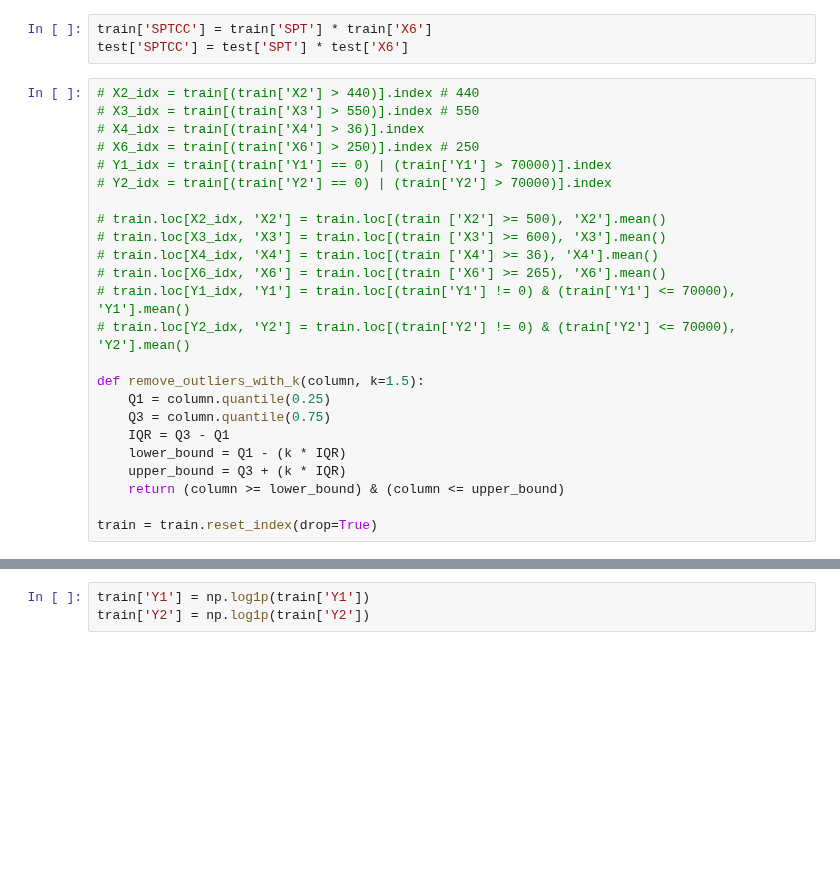
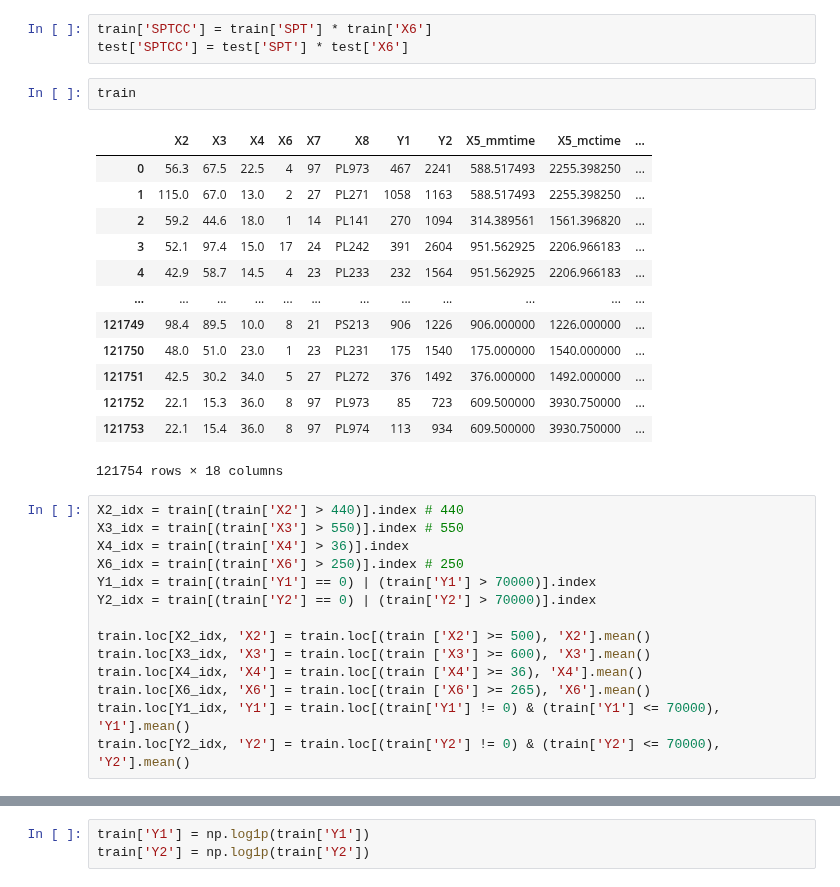
Before and after one commit to dlwls22/Hyundai_DT, a Jupyter notebook: CNC2.ipynb, the cells around one changed output, grey strips where cells are left out. Saved outputs shown, nothing was run; the diff lists cells and outputs as text; blank space fills up the shorter version.

```diff
--- a/CNC2.ipynb
+++ b/CNC2.ipynb
@@ -132,27 +157,33 @@ test['SPT'] = test['X5_numeric'] / test['X4']
 # %%
 train['SPTCC'] = train['SPT'] * train['X6']
 test['SPTCC'] = test['SPT'] * test['X6']
+# %%
+train
+# %% [output]
+|  | X2 | X3 | X4 | X6 | X7 | X8 | Y1 | Y2 | X5_mmtime | X5_mctime | ... |
+| 0 | 56.3 | 67.5 | 22.5 | 4 | 97 | PL973 | 467 | 2241 | 588.517493 | 2255.398250 | ... |
+| 1 | 115.0 | 67.0 | 13.0 | 2 | 27 | PL271 | 1058 | 1163 | 588.517493 | 2255.398250 | ... |
+| 2 | 59.2 | 44.6 | 18.0 | 1 | 14 | PL141 | 270 | 1094 | 314.389561 | 1561.396820 | ... |
+| 3 | 52.1 | 97.4 | 15.0 | 17 | 24 | PL242 | 391 | 2604 | 951.562925 | 2206.966183 | ... |
+| 4 | 42.9 | 58.7 | 14.5 | 4 | 23 | PL233 | 232 | 1564 | 951.562925 | 2206.966183 | ... |
+| ... | ... | ... | ... | ... | ... | ... | ... | ... | ... | ... | ... |
+| 121749 | 98.4 | 89.5 | 10.0 | 8 | 21 | PS213 | 906 | 1226 | 906.000000 | 1226.000000 | ... |
+| 121750 | 48.0 | 51.0 | 23.0 | 1 | 23 | PL231 | 175 | 1540 | 175.000000 | 1540.000000 | ... |
+| 121751 | 42.5 | 30.2 | 34.0 | 5 | 27 | PL272 | 376 | 1492 | 376.000000 | 1492.000000 | ... |
+| 121752 | 22.1 | 15.3 | 36.0 | 8 | 97 | PL973 | 85 | 723 | 609.500000 | 3930.750000 | ... |
+| 121753 | 22.1 | 15.4 | 36.0 | 8 | 97 | PL974 | 113 | 934 | 609.500000 | 3930.750000 | ... |
+121754 rows × 18 columns
 # %%
-# X2_idx = train[(train['X2'] > 440)].index # 440
-# X3_idx = train[(train['X3'] > 550)].index # 550
-# X4_idx = train[(train['X4'] > 36)].index
-# X6_idx = train[(train['X6'] > 250)].index # 250
-# Y1_idx = train[(train['Y1'] == 0) | (train['Y1'] > 70000)].index
-# Y2_idx = train[(train['Y2'] == 0) | (train['Y2'] > 70000)].index
+X2_idx = train[(train['X2'] > 440)].index # 440
+X3_idx = train[(train['X3'] > 550)].index # 550
+X4_idx = train[(train['X4'] > 36)].index
+X6_idx = train[(train['X6'] > 250)].index # 250
+Y1_idx = train[(train['Y1'] == 0) | (train['Y1'] > 70000)].index
+Y2_idx = train[(train['Y2'] == 0) | (train['Y2'] > 70000)].index
 
-# train.loc[X2_idx, 'X2'] = train.loc[(train ['X2'] >= 500), 'X2'].mean()
-# train.loc[X3_idx, 'X3'] = train.loc[(train ['X3'] >= 600), 'X3'].mean()
-# train.loc[X4_idx, 'X4'] = train.loc[(train ['X4'] >= 36), 'X4'].mean()
-# train.loc[X6_idx, 'X6'] = train.loc[(train ['X6'] >= 265), 'X6'].mean()
-# train.loc[Y1_idx, 'Y1'] = train.loc[(train['Y1'] != 0) & (train['Y1'] <= 70000), 'Y1'].mean()
-# train.loc[Y2_idx, 'Y2'] = train.loc[(train['Y2'] != 0) & (train['Y2'] <= 70000), 'Y2'].mean()
-
-def remove_outliers_with_k(column, k=1.5):
-    Q1 = column.quantile(0.25)
-    Q3 = column.quantile(0.75)
-    IQR = Q3 - Q1
-    lower_bound = Q1 - (k * IQR)
-    upper_bound = Q3 + (k * IQR)
-    return (column >= lower_bound) & (column <= upper_bound)
-
-train = train.reset_index(drop=True)
+train.loc[X2_idx, 'X2'] = train.loc[(train ['X2'] >= 500), 'X2'].mean()
+train.loc[X3_idx, 'X3'] = train.loc[(train ['X3'] >= 600), 'X3'].mean()
+train.loc[X4_idx, 'X4'] = train.loc[(train ['X4'] >= 36), 'X4'].mean()
+train.loc[X6_idx, 'X6'] = train.loc[(train ['X6'] >= 265), 'X6'].mean()
+train.loc[Y1_idx, 'Y1'] = train.loc[(train['Y1'] != 0) & (train['Y1'] <= 70000), 'Y1'].mean()
+train.loc[Y2_idx, 'Y2'] = train.loc[(train['Y2'] != 0) & (train['Y2'] <= 70000), 'Y2'].mean()
```
Also changed, not shown: parts of 29 cells of this notebook.
